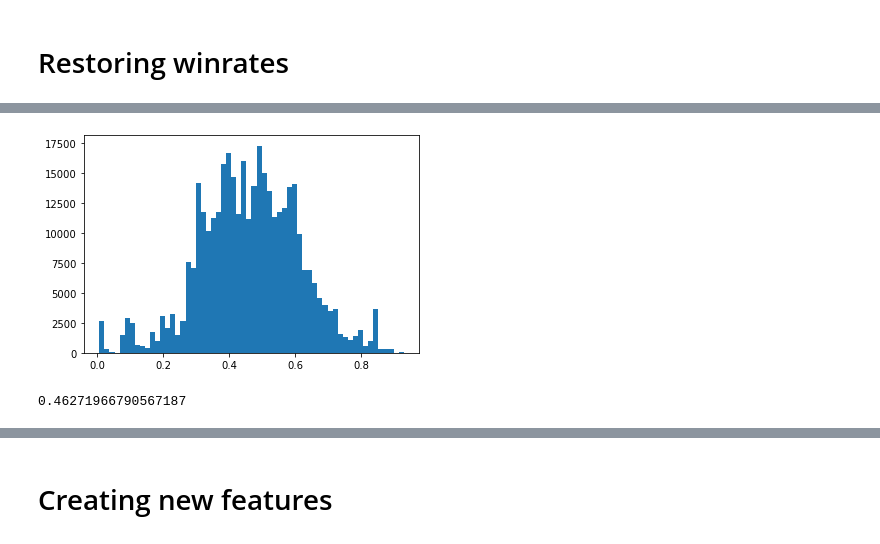
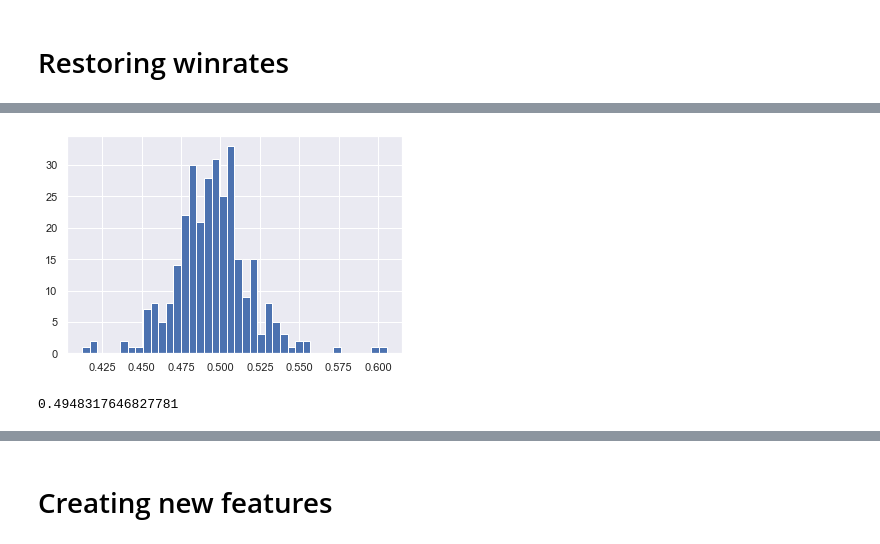
Before and after one commit to Egorka1/WG_Forge, a Jupyter notebook: WGProjectFinal.ipynb, the cells around one changed output, grey strips where cells are left out. Cells and saved outputs as stored; diff of their text form; code cells hidden in the pictures.

Commit message:
new data changes

```diff
--- a/WGProjectFinal.ipynb
+++ b/WGProjectFinal.ipynb
@@ -355,0 +544,8 @@ mean_squared_error(Yn, preds)
+# %%
+players_features_normed = players_feature_scaler.transform(players_data[features])
+winrateComponents = pcaWinrate.transform(players_features_normed)[:, numWinrateComponents - 1]
+
+players_winrate_normed = model.predict(players_features_normed)
+players_data['player_winrate_ML'] = players_winrate_scaler.inverse_transform(players_winrate_normed)
+
+players_data
@@ -355,0 +578,3 @@ mean_squared_error(Yn, preds)
+# %%
+arena_members = arena_members.merge(players_data[['player_winrate_ML']], how='left', on='account_db_id')
+arena_members
@@ -355,0 +595,18 @@ mean_squared_error(Yn, preds)
+# %%
+N0 = len(arena_members)
+
+masks = [
+    ('cleaning by tank battles: vehicle_type_cd.grouped.count >= 100', \
+    arena_members.groupby('vehicle_type_cd')['vehicle_type_cd'].transform('count') >= 100)
+]
+
+for mask in masks:
+    N = len(arena_members)
+
+    arena_members = arena_members.loc[mask[1]]
+
+    print(f'[{mask[0].upper()}]: removed {N - len(arena_members)} rows. ({100 * (1 - len(arena_members) / N)} %)')
+
+arena_members.index = np.arange(len(arena_members))
+
+print(f'\nTotally removed {N0 - len(arena_members)} rows. ({100 * (1 - len(arena_members) / N0)} %)')
@@ -356,7 +617,6 @@ mean_squared_error(Yn, preds)
 # %%
-players_data = data.groupby('account_db_id').agg({'original_xp' : 'median',
-                                                  'is_winner' : lambda g: sum(g) / len(g)})
-players_data.columns = ['median_original_xp', 'player_winrate']
+tanks_data = arena_members.groupby('vehicle_type_cd').agg({'is_winner' : lambda g: sum(g) / len(g)})
+tanks_data.columns = ['tank_winrate']
 
-players_data
+tanks_data
 # %% [output]
@@ -398,8 +637,8 @@ players_data
 # %%
-plt.hist(players_data['player_winrate_ML'], bins=60)
+plt.hist(tanks_data['tank_winrate'], bins=40)
 plt.show()
 
-players_data['player_winrate_ML'].mean()
+tanks_data['tank_winrate'].mean()
 # %% [output]
-[figure, old version]
+[figure, new version]
-0.46271966790567187
+0.4948317646827781
```
Also changed, not shown: parts of 54 cells of this notebook.
